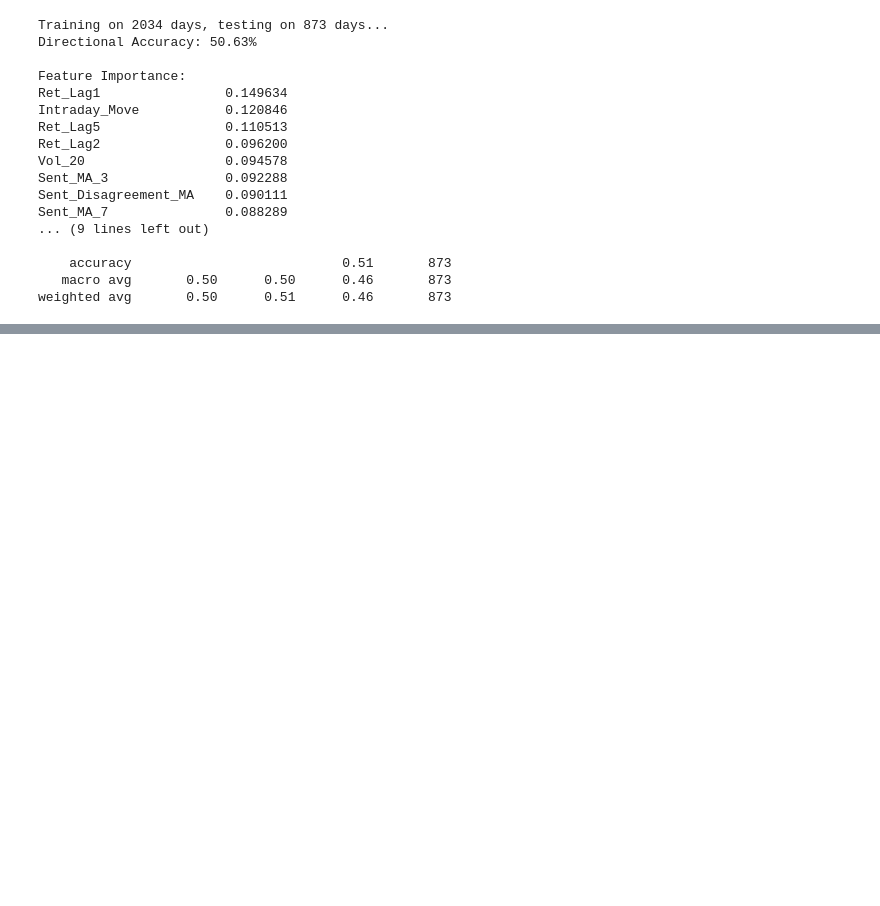
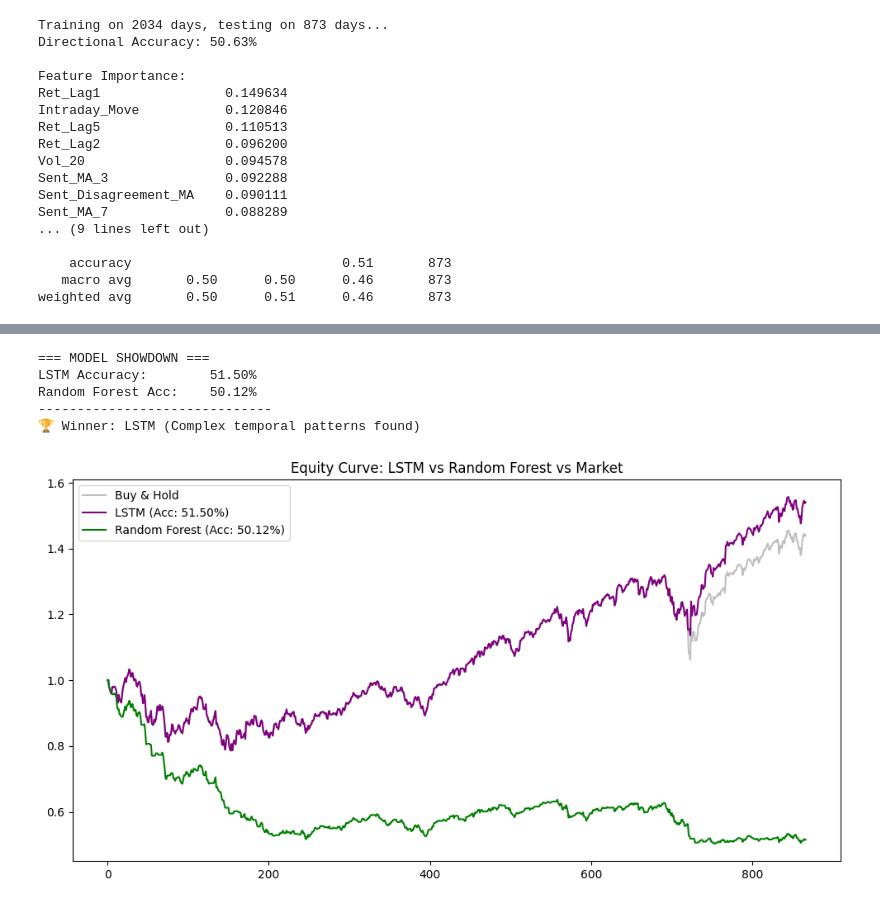
Before and after one commit to ronanhansel/market-analysis, a Jupyter notebook: eda.ipynb, the cells around one changed output, grey strips where cells are left out. Cells and saved outputs as stored; diff of their text form; code cells hidden in the pictures; blank space fills up the shorter version.

Commit message:
feat: working modelling

```diff
--- a/eda.ipynb
+++ b/eda.ipynb
@@ -189,0 +351,51 @@ weighted avg       0.50      0.51      0.46       873
+# %%
+# === Comparative Dashboard ===
+print("\n=== MODEL SHOWDOWN ===")
+print(f"LSTM Accuracy:        {acc_lstm:.2%}")
+print(f"Random Forest Acc:    {acc_rf:.2%}")
+print("-" * 30)
+
+if acc_lstm > acc_rf:
+    print("🏆 Winner: LSTM (Complex temporal patterns found)")
+else:
+    print("🏆 Winner: Random Forest (Robustness to noise prevailed)")
+
+# === Cumulative Return Curve (Hypothetical Trading) ===
+# Let's simulate investing $1 based on predictions
+# Logic: If pred=1, Buy/Hold. If pred=0, Cash (Return=0).
+# Note: We use y_test_rf index to get actual returns
+actual_returns = test_df['Return'].iloc[SEQ_LEN:].values
+
+# Calculate Strategy Returns
+equity_lstm = [1.0]
+equity_rf = [1.0]
+equity_hold = [1.0]
+
+for i in range(len(actual_returns)):
+    ret = actual_returns[i]
+
+    # Buy & Hold
+    equity_hold.append(equity_hold[-1] * (1 + ret))
+
+    # LSTM Strategy
+    # If pred is 1, we get the return. If 0, we get 0.
+    equity_lstm.append(equity_lstm[-1] * (1 + (ret if preds_lstm[i] == 1 else 0)))
+
+    # RF Strategy
+    equity_rf.append(equity_rf[-1] * (1 + (ret if preds_rf[i] == 1 else 0)))
+
+# Plot
+plt.figure(figsize=(12, 6))
+plt.plot(equity_hold, label='Buy & Hold', color='gray', alpha=0.5)
+plt.plot(equity_lstm, label=f'LSTM (Acc: {acc_lstm:.2%})', color='purple')
+plt.plot(equity_rf, label=f'Random Forest (Acc: {acc_rf:.2%})', color='green')
+plt.title("Equity Curve: LSTM vs Random Forest vs Market")
+plt.legend()
+plt.show()
+# %% [output]
+=== MODEL SHOWDOWN ===
+LSTM Accuracy:        51.50%
+Random Forest Acc:    50.12%
+------------------------------
+🏆 Winner: LSTM (Complex temporal patterns found)
+[figure, added]
```
Also changed, not shown: parts of 22 cells of this notebook, 6 other files.
